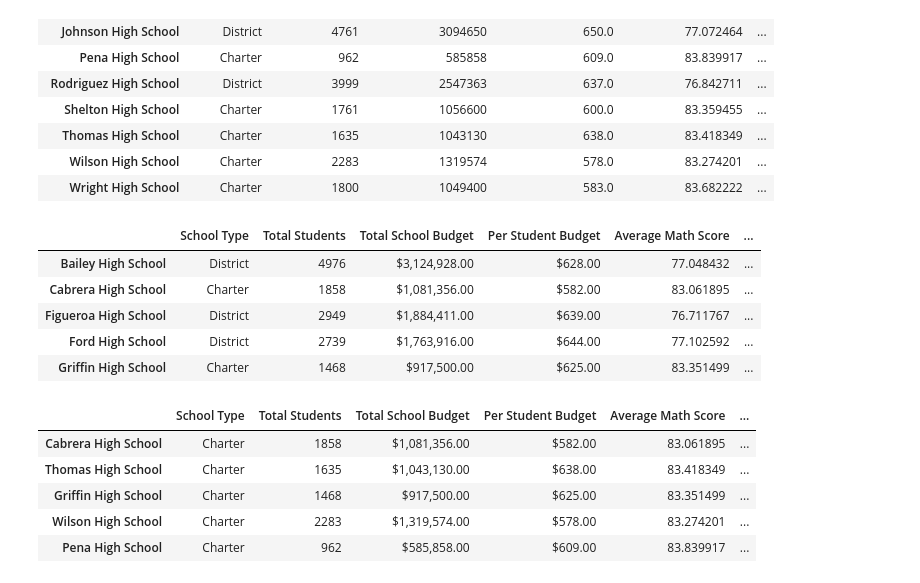
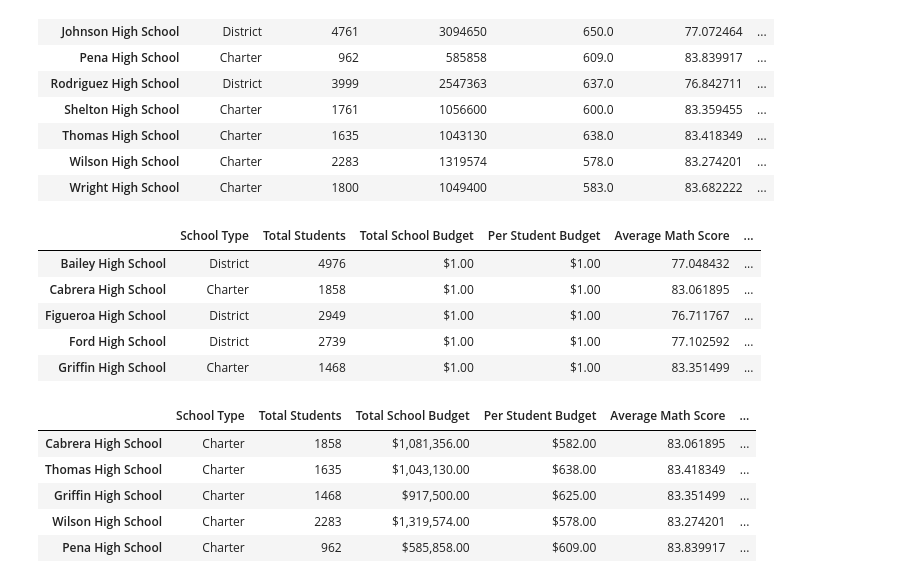
Before and after one commit to Vaishali715/School_District_Analysis, a Jupyter notebook: PyCitySchools.ipynb, the cells around one changed output. Cells and saved outputs as stored; diff of their text form; code cells hidden in the pictures.

```diff
--- a/PyCitySchools.ipynb
+++ b/PyCitySchools.ipynb
@@ -669,18 +669,18 @@ per_school_summary_df
 | Wright High School | Charter | 1800 | 1049400 | 583.0 | 83.682222 | ... |
 # %%
 # Format the Total School Budget and the Per Student Budget columns
-per_school_summary_df["Total School Budget"] = per_school_summary_df["Total School Budget"].map("${:,.2f}".format)
-per_school_summary_df["Per Student Budget"] = per_school_summary_df["Per Student Budget"].map("${:,.2f}".format)
+per_school_summary_df["Total School Budget"] = pd.to_numeric(per_school_summary_df["Total School Budget"], errors='coerce').isnull().map("${:,.2f}".format)
+per_school_summary_df["Per Student Budget"] = pd.to_numeric(per_school_summary_df["Per Student Budget"], errors='coerce').isnull().map("${:,.2f}".format)
 
 # Display the DataFrame.
 per_school_summary_df.head()
 # %% [output]
 |  | School Type | Total Students | Total School Budget | Per Student Budget | Average Math Score | ... |
-| Bailey High School | District | 4976 | $3,124,928.00 | $628.00 | 77.048432 | ... |
-| Cabrera High School | Charter | 1858 | $1,081,356.00 | $582.00 | 83.061895 | ... |
-| Figueroa High School | District | 2949 | $1,884,411.00 | $639.00 | 76.711767 | ... |
-| Ford High School | District | 2739 | $1,763,916.00 | $644.00 | 77.102592 | ... |
-| Griffin High School | Charter | 1468 | $917,500.00 | $625.00 | 83.351499 | ... |
+| Bailey High School | District | 4976 | $1.00 | $1.00 | 77.048432 | ... |
+| Cabrera High School | Charter | 1858 | $1.00 | $1.00 | 83.061895 | ... |
+| Figueroa High School | District | 2949 | $1.00 | $1.00 | 76.711767 | ... |
+| Ford High School | District | 2739 | $1.00 | $1.00 | 77.102592 | ... |
+| Griffin High School | Charter | 1468 | $1.00 | $1.00 | 83.351499 | ... |
 # %%
 # Sort and show top five schools.
 top_schools = per_school_summary_df.sort_values(["% Overall Passing"], ascending=False)
```
Also changed, not shown: parts of 12 cells of this notebook.
